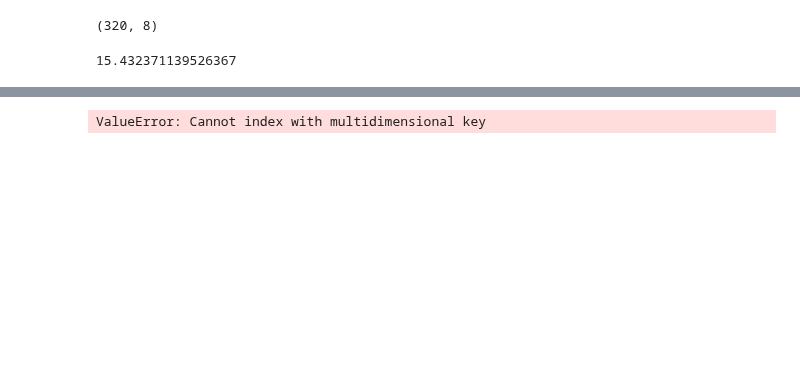
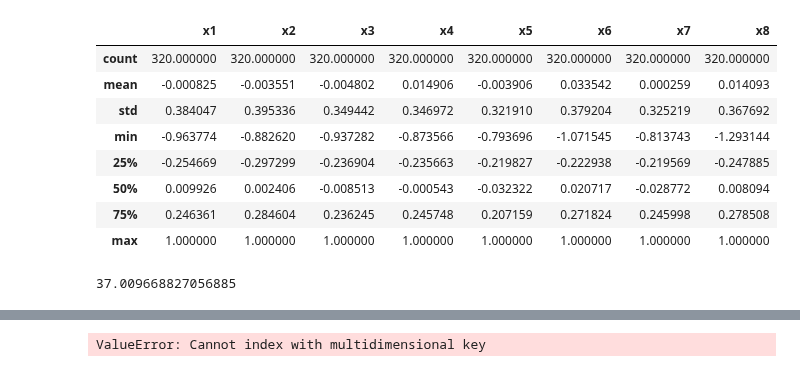
Before and after one commit to RyanLucas3/An-Optimal-RuleFit-Algorithm, a Jupyter notebook: IORFA/implementation_with_rules.ipynb, the cells around one changed output, grey strips where cells are left out. Cells and saved outputs as stored; diff of their text form; code cells hidden in the pictures; blank space fills up the shorter version.

```diff
--- a/IORFA/implementation_with_rules.ipynb
+++ b/IORFA/implementation_with_rules.ipynb
@@ -44,3 +48,15 @@ X_train, X_test, y_train, y_test = train_test_split(X, y, test_size = 0.2, rando
+# %%
+X_train.describe()
+# %% [output]
+|  | x1 | x2 | x3 | x4 | x5 | x6 | x7 | x8 |
+| count | 320.000000 | 320.000000 | 320.000000 | 320.000000 | 320.000000 | 320.000000 | 320.000000 | 320.000000 |
+| mean | -0.000825 | -0.003551 | -0.004802 | 0.014906 | -0.003906 | 0.033542 | 0.000259 | 0.014093 |
+| std | 0.384047 | 0.395336 | 0.349442 | 0.346972 | 0.321910 | 0.379204 | 0.325219 | 0.367692 |
+| min | -0.963774 | -0.882620 | -0.937282 | -0.873566 | -0.793696 | -1.071545 | -0.813743 | -1.293144 |
+| 25% | -0.254669 | -0.297299 | -0.236904 | -0.235663 | -0.219827 | -0.222938 | -0.219569 | -0.247885 |
+| 50% | 0.009926 | 0.002406 | -0.008513 | -0.000543 | -0.032322 | 0.020717 | -0.028772 | 0.008094 |
+| 75% | 0.246361 | 0.284604 | 0.236245 | 0.245748 | 0.207159 | 0.271824 | 0.245998 | 0.278508 |
+| max | 1.000000 | 1.000000 | 1.000000 | 1.000000 | 1.000000 | 1.000000 | 1.000000 | 1.000000 |
 # %%
 ORFA = optimalDecisionTreeClassifier(max_depth=2,
                                      output = False,
@@ -49,17 +66,13 @@ ORFA = optimalDecisionTreeClassifier(max_depth=2,
                                      )
-# %%
-X_train.shape
-# %% [output]
-(320, 8)
 # %%
 t0 = time.time()
 # ORFA.fit(X_train, y_train, scaled = True)
-ORFA.fit(X_train, y_train)
+ORFA.fit(x, y)
 t1 = time.time()
 total = t1-t0
 print(total)
 # %% [output]
-15.432371139526367
+37.009668827056885
 # %%
 ORFA._a
 # %% [output]
```
Also changed, not shown: parts of 11 cells of this notebook, 1 other file.
